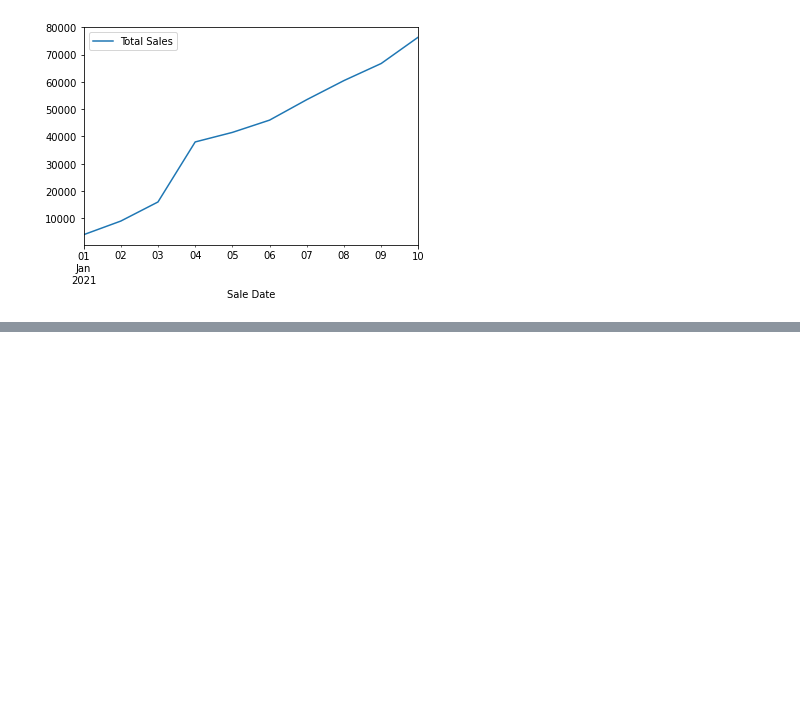
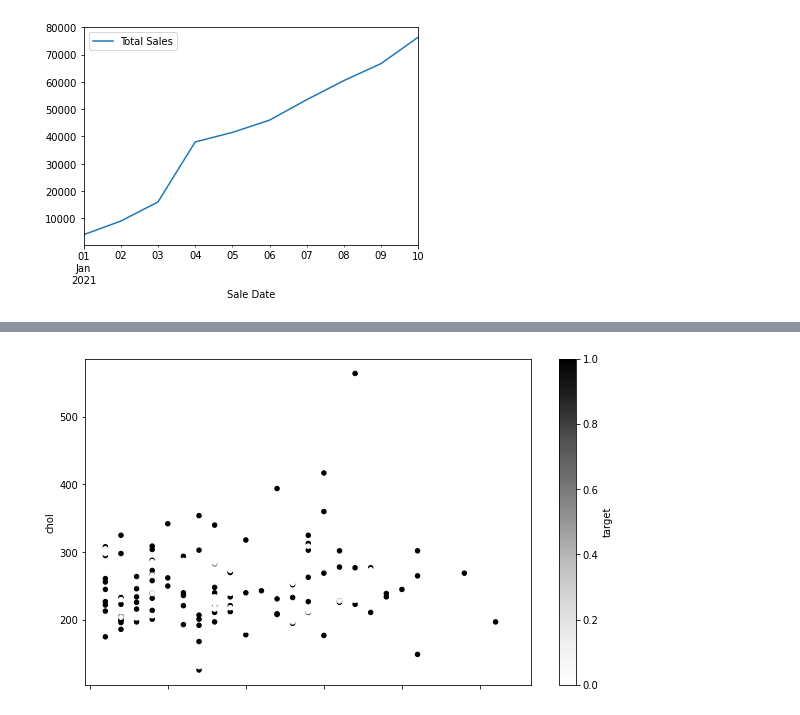
Before and after one commit to Naimul-Islam-Siam/Practice, a Jupyter notebook: ML/Matplotlib/Matplotlib_Intro.ipynb, the cells around one changed output, grey strips where cells are left out. Saved outputs shown, nothing was run; the diff lists cells and outputs as text; code cells hidden in the pictures; blank space fills up the shorter version.

```diff
--- a/ML/Matplotlib/Matplotlib_Intro.ipynb
+++ b/ML/Matplotlib/Matplotlib_Intro.ipynb
@@ -155,0 +169,5 @@ car_sales.plot(x="Sale Date", y="Total Sales");
+# %%
+heart_disease = pd.read_csv("https://raw.githubusercontent.com/mrdbourke/zero-to-mastery-ml/master/data/heart-disease.csv")
+# %%
+over_50 = heart_disease[heart_disease["age"] > 50]
+over_50.head()
@@ -155,0 +181,5 @@ car_sales.plot(x="Sale Date", y="Total Sales");
+# %%
+# PyPlot Method
+over_50.plot(x="age", y="chol", c="target", kind="scatter", figsize=(10, 6));
+# %% [output]
+[figure, added]
```
Also changed, not shown: parts of 6 cells of this notebook.
